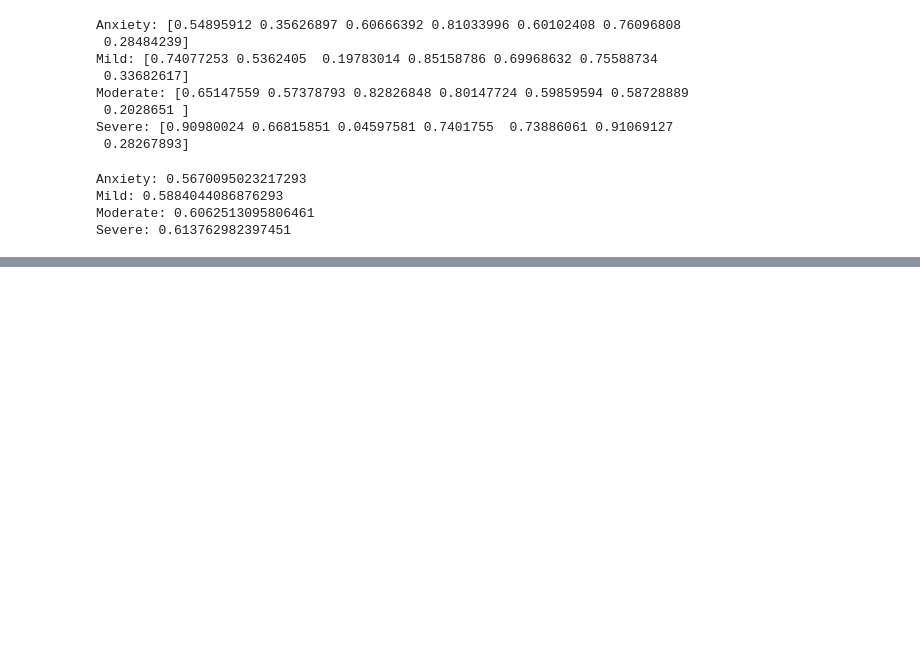
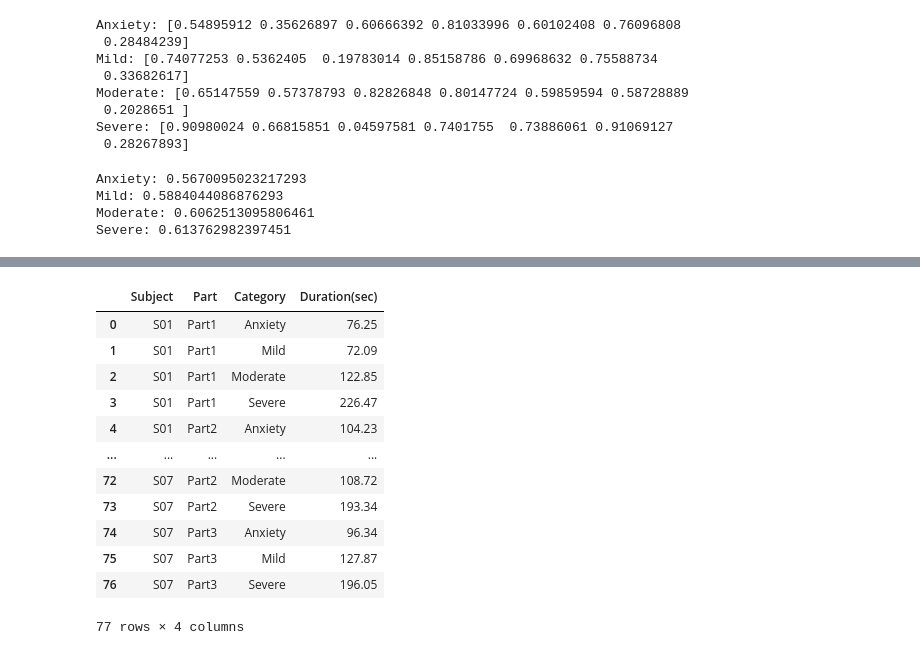
Before and after one commit to waijinchai/fit3162-mcs07, a Jupyter notebook: test.ipynb, the cells around one changed output, grey strips where cells are left out. Saved outputs shown, nothing was run; the diff lists cells and outputs as text; code cells hidden in the pictures; blank space fills up the shorter version.

```diff
--- a/test.ipynb
+++ b/test.ipynb
@@ -297,0 +354,3 @@ Severe: 0.613762982397451
+# %%
+df_test = pd.read_csv("test.csv")
+df_test.head()
@@ -297,0 +364,17 @@ Severe: 0.613762982397451
+# %%
+df_au_duration = df_test.groupby(["Subject", "Part", "Category"])["Duration(sec)"].sum().reset_index()
+df_au_duration
+# %% [output]
+|  | Subject | Part | Category | Duration(sec) |
+| 0 | S01 | Part1 | Anxiety | 76.25 |
+| 1 | S01 | Part1 | Mild | 72.09 |
+| 2 | S01 | Part1 | Moderate | 122.85 |
+| 3 | S01 | Part1 | Severe | 226.47 |
+| 4 | S01 | Part2 | Anxiety | 104.23 |
+| ... | ... | ... | ... | ... |
+| 72 | S07 | Part2 | Moderate | 108.72 |
+| 73 | S07 | Part2 | Severe | 193.34 |
+| 74 | S07 | Part3 | Anxiety | 96.34 |
+| 75 | S07 | Part3 | Mild | 127.87 |
+| 76 | S07 | Part3 | Severe | 196.05 |
+77 rows × 4 columns
```
Also changed, not shown: parts of 11 cells of this notebook, 2 other files.
